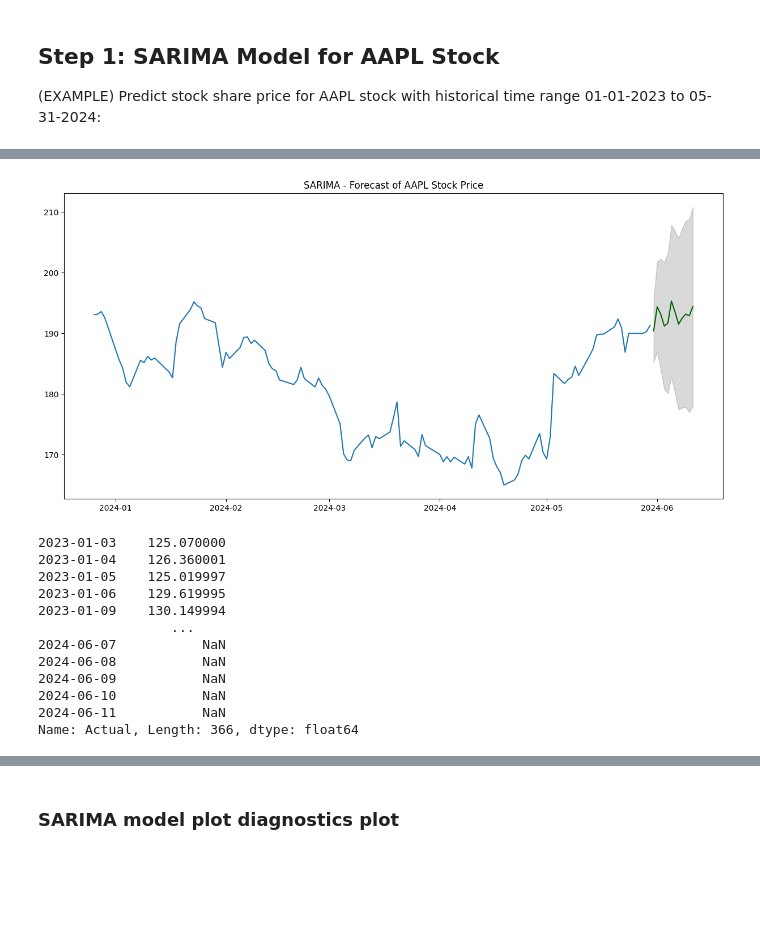
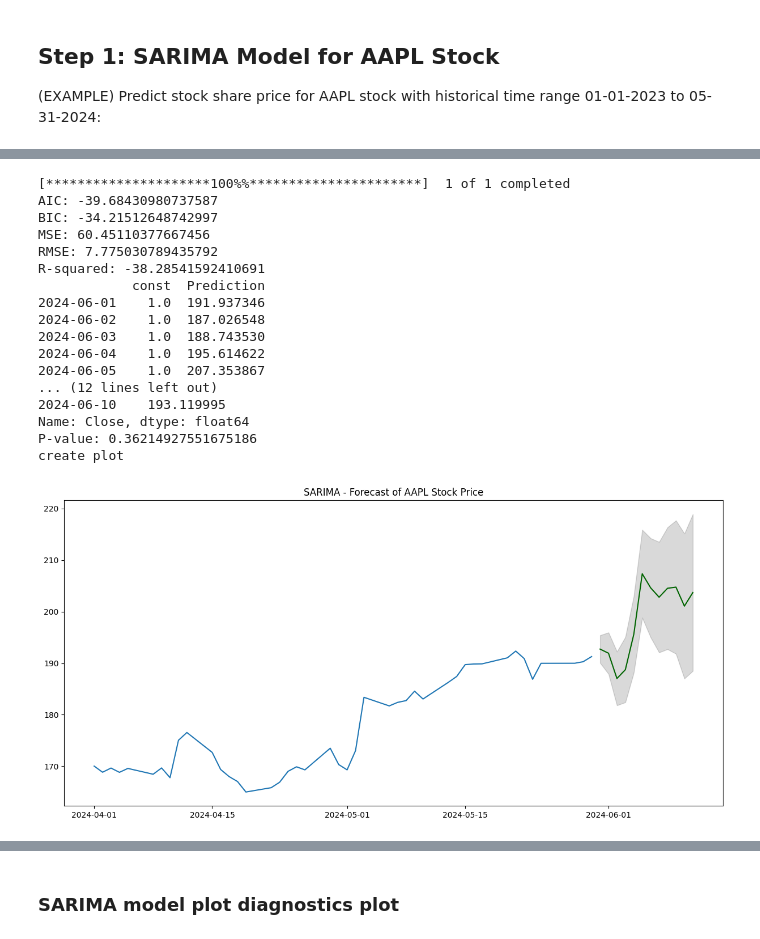
Before and after one commit to readingshapes/stock_forecasting, a Jupyter notebook: Suggested_edits_combo.ipynb, the cells around one changed output, grey strips where cells are left out. Drawn from its saved outputs; the diff is of its cells as text; code cells hidden in the pictures; blank space fills up the shorter version.

```diff
--- a/Suggested_edits_combo.ipynb
+++ b/Suggested_edits_combo.ipynb
@@ -178,8 +168,10 @@ load_data.result()
 # %% [markdown]
 ### SARIMA Model Functions
 # %%
-
-def sarima_forecast(model, df, forecast_date, feature_scaler):
+from datetime import datetime
+import pandas as pd
+def sarima_forecast(model, df, forecast_date, Feature_Scaler):
+    print("forecast \n")
     # Forecast
     n_periods = (datetime.strptime(forecast_date, '%Y-%m-%d') - df.index[-1]).days
     fitted, confint = model.predict(n_periods=n_periods, return_conf_int=True)
@@ -190,14 +182,13 @@ def sarima_forecast(model, df, forecast_date, feature_scaler):
     lower_series = pd.Series(confint[:, 0], index=index_of_fc)
     upper_series = pd.Series(confint[:, 1], index=index_of_fc)
 
-    # Concatenate the original DataFrame with forecasted values and confidence intervals
+    #Concatenate the original DataFrame with forecasted values and confidence intervals
     df_result = pd.concat([df, fitted_series, lower_series, upper_series], axis=1)
     df_result.columns = ["Actual", "Prediction", "Low", "High"]
 
-    # Inverse transform the scaled values to their original scale
+    #Inverse transform the scaled values to their original scale
     for column in df_result.columns:
-      df_result[column] = feature_scaler.inverse_transform(df_result[column].values.reshape(-1,1))
-
+      df_result[column] = Feature_Scaler.inverse_transform(df_result[column].values.reshape(-1,1))
 
     return df_result
 # %%
@@ -383,7 +384,7 @@ def predict_lstm(model, df, future_date, scaler, feature_length=20):
         df = pd.concat([df, df_forecast])
     return df
 # %%
-def create_plot(test):
+def create_plot(test, stock_name):
     print("create plot \n")
     # Plot
     plt.figure(figsize=(15,7))
@@ -394,7 +395,7 @@ def create_plot(test):
                 test["High"],
                 color='k', alpha=.15)
 
-    plt.title("SARIMA - Forecast of AAPL Stock Price")
+    plt.title(f"SARIMA - Forecast of {stock_name} Stock Price")
     plt.show()
 # %% [markdown]
 ## Step 1: SARIMA Model for AAPL Stock
@@ -402,31 +403,31 @@ def create_plot(test):
 
 (EXAMPLE) Predict stock share price for AAPL stock with historical time range 01-01-2023 to 05-31-2024:
 # %%
-# 1: ----- SARIMA MODEL ----- (INITIAL LOAD)
-# ask user for stock ticker and print data
+import yfinance as yf
 stock_select_str = input("Enter stock ticker: ")
-stock_data = yf.download(stock_select_str, start = '2023-01-01', end = '2024-05-31', interval = '1d')
+# initial load run
+stock_data = yf.download(stock_select_str, start = '2024-04-01', end = '2024-05-31', interval = '1d')
 # scale data
 feature_scaler = MinMaxScaler()
 # run SARIMA functions for initial load
 initial_transformed, initial_model = sarima_load(stock_data, feature_scaler)
-print("initial load returned")
+#print("initial load returned")
 # forecast initial load
 initial_df_pred_sarima = sarima_forecast(initial_model, initial_transformed, '2024-06-11', feature_scaler)
-#print_metrics(initial_transformed, initial_model)
-print(initial_df_pred_sarima.tail(11))
+print_metrics(initial_df_pred_sarima.tail(11), initial_model, stock_select_str)
+#print("IMPORTANT\n")
+#print(initial_df_pred_sarima.tail(11))
 #print(initial_df_pred_sarima)
-plot = create_plot(initial_df_pred_sarima)
-print(initial_df_pred_sarima["Actual"])
-actual = initial_df_pred_sarima["Actual"]
-graph.plot(plot, label = "total predict")
-graph.plot(actual, label = "total actual")
-graph.xlabel('Date')
-graph.ylabel('Stock Price')
-graph.legend()
+plot = create_plot(initial_df_pred_sarima, stock_select_str)
+#print(initial_df_pred_sarima["Actual"])
+#graph.plot(plot, label = "total predict")
+#graph.plot(actual, label = "total actual")
+#graph.xlabel('Date')
+#graph.ylabel('Stock Price')
+#graph.legend()
 #graph.savefig('predicted_stock_prices_lstm_total.png')
-graph.savefig('test1.png')
-graph.show()
+#graph.savefig('test1.png')
+#graph.show()
 # %% [output]
 [*********************100%%**********************]  1 of 1 completed
 process model
@@ -450,13 +438,18 @@ create plot
+[*********************100%%**********************]  1 of 1 completed
+AIC: -39.68430980737587
+BIC: -34.21512648742997
+MSE: 60.45110377667456
+RMSE: 7.775030789435792
+R-squared: -38.28541592410691
+            const  Prediction
+2024-06-01    1.0  191.937346
+2024-06-02    1.0  187.026548
+2024-06-03    1.0  188.743530
+2024-06-04    1.0  195.614622
+2024-06-05    1.0  207.353867
+... (12 lines left out)
+2024-06-10    193.119995
+Name: Close, dtype: float64
+P-value: 0.36214927551675186
+create plot
-[figure, old version]
+[figure, new version]
-2023-01-03    125.070000
-2023-01-04    126.360001
-2023-01-05    125.019997
-2023-01-06    129.619995
-2023-01-09    130.149994
-                 ...
-2024-06-07           NaN
-2024-06-08           NaN
-2024-06-09           NaN
-2024-06-10           NaN
-2024-06-11           NaN
-Name: Actual, Length: 366, dtype: float64
```
Also changed, not shown: parts of 8 cells of this notebook, 1 other file.
